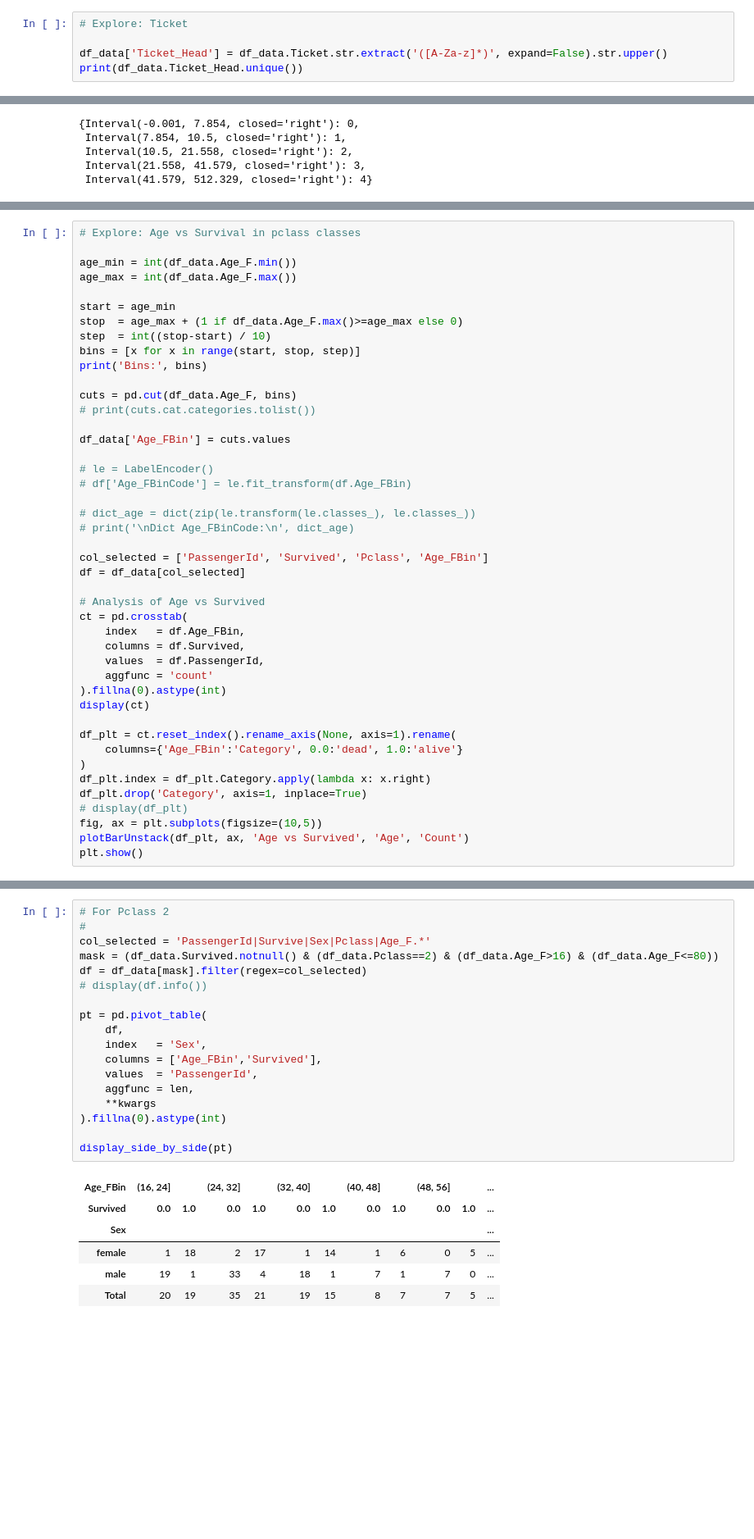
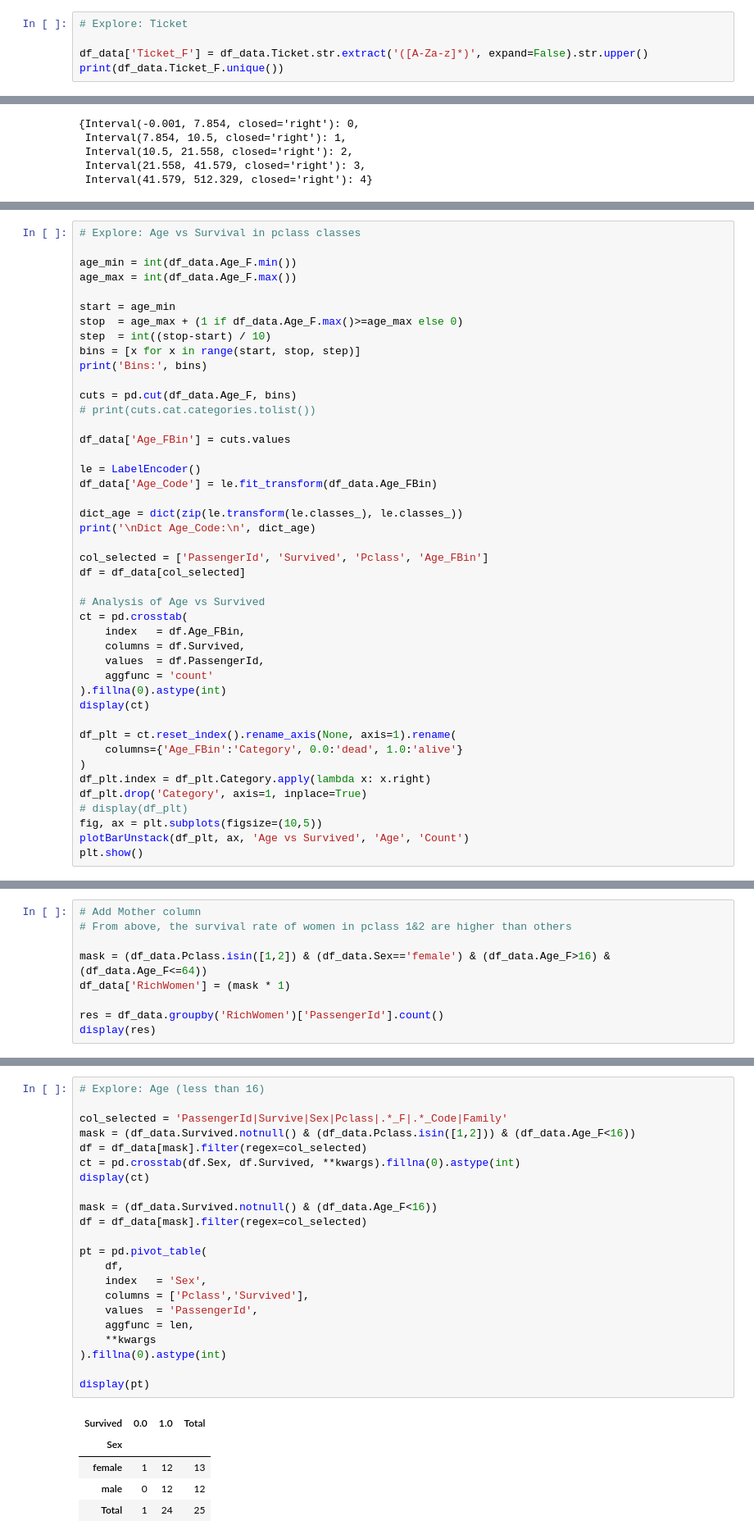
Before and after one commit to morpheus9631/titanic, a Jupyter notebook: ipynb/train_v5_2.ipynb, the cells around one changed output, grey strips where cells are left out. Shown: that part at 82% size. Drawn from its saved outputs; the diff is of its cells as text; blank space fills up the shorter version.

```diff
--- a/ipynb/train_v5_2.ipynb
+++ b/ipynb/train_v5_2.ipynb
@@ -688,8 +688,8 @@ display(pt)
 # %%
 # Explore: Ticket
 
-df_data['Ticket_Head'] = df_data.Ticket.str.extract('([A-Za-z]*)', expand=False).str.upper()
-print(df_data.Ticket_Head.unique())
+df_data['Ticket_F'] = df_data.Ticket.str.extract('([A-Za-z]*)', expand=False).str.upper()
+print(df_data.Ticket_F.unique())
 # %% [output]
 ['A' 'PC' 'STON' '' 'PP' 'C' 'SC' 'S' 'CA' 'SO' 'W' 'SOTON' 'FA' 'LINE'
  'F' 'SW' 'SCO' 'P' 'WE' 'AQ' 'LP']
@@ -865,11 +865,11 @@ cuts = pd.cut(df_data.Age_F, bins)
 
 df_data['Age_FBin'] = cuts.values
 
-# le = LabelEncoder()
-# df['Age_FBinCode'] = le.fit_transform(df.Age_FBin)
+le = LabelEncoder()
+df_data['Age_Code'] = le.fit_transform(df_data.Age_FBin)
 
-# dict_age = dict(zip(le.transform(le.classes_), le.classes_))
-# print('\nDict Age_FBinCode:\n', dict_age)
+dict_age = dict(zip(le.transform(le.classes_), le.classes_))
+print('\nDict Age_Code:\n', dict_age)
 
 col_selected = ['PassengerId', 'Survived', 'Pclass', 'Age_FBin']
 df = df_data[col_selected]
@@ -1133,0 +1077,9 @@ display(df[(df.Survived==0) & (df.Sex=='female')])
+# %%
+# Add Mother column
+# From above, the survival rate of women in pclass 1&2 are higher than others
+
+mask = (df_data.Pclass.isin([1,2]) & (df_data.Sex=='female') & (df_data.Age_F>16) & (df_data.Age_F<=64))
+df_data['RichWomen'] = (mask * 1)
+
+res = df_data.groupby('RichWomen')['PassengerId'].count()
+display(res)
@@ -1134,25 +1091,28 @@ display(df[(df.Survived==0) & (df.Sex=='female')])
 # %%
-# For Pclass 2
-#
-col_selected = 'PassengerId|Survive|Sex|Pclass|Age_F.*'
-mask = (df_data.Survived.notnull() & (df_data.Pclass==2) & (df_data.Age_F>16) & (df_data.Age_F<=80))
+# Explore: Age (less than 16)
+
+col_selected = 'PassengerId|Survive|Sex|Pclass|.*_F|.*_Code|Family'
+mask = (df_data.Survived.notnull() & (df_data.Pclass.isin([1,2])) & (df_data.Age_F<16))
 df = df_data[mask].filter(regex=col_selected)
-# display(df.info())
+ct = pd.crosstab(df.Sex, df.Survived, **kwargs).fillna(0).astype(int)
+display(ct)
+
+mask = (df_data.Survived.notnull() & (df_data.Age_F<16))
+df = df_data[mask].filter(regex=col_selected)
 
 pt = pd.pivot_table(
     df,
     index   = 'Sex',
-    columns = ['Age_FBin','Survived'],
+    columns = ['Pclass','Survived'],
     values  = 'PassengerId',
     aggfunc = len,
     **kwargs
 ).fillna(0).astype(int)
 
-display_side_by_side(pt)
+display(pt)
 # %% [output]
-| Age_FBin | (16, 24] |  | (24, 32] |  | (32, 40] |  | (40, 48] |  | (48, 56] |  | ... |
-| Survived | 0.0 | 1.0 | 0.0 | 1.0 | 0.0 | 1.0 | 0.0 | 1.0 | 0.0 | 1.0 | ... |
-| Sex |  |  |  |  |  |  |  |  |  |  | ... |
-| female | 1 | 18 | 2 | 17 | 1 | 14 | 1 | 6 | 0 | 5 | ... |
-| male | 19 | 1 | 33 | 4 | 18 | 1 | 7 | 1 | 7 | 0 | ... |
-| Total | 20 | 19 | 35 | 21 | 19 | 15 | 8 | 7 | 7 | 5 | ... |
+| Survived | 0.0 | 1.0 | Total |
+| Sex |  |  |  |
+| female | 1 | 12 | 13 |
+| male | 0 | 12 | 12 |
+| Total | 1 | 24 | 25 |
```
Also changed, not shown: parts of 32 cells of this notebook, 13 other files.
